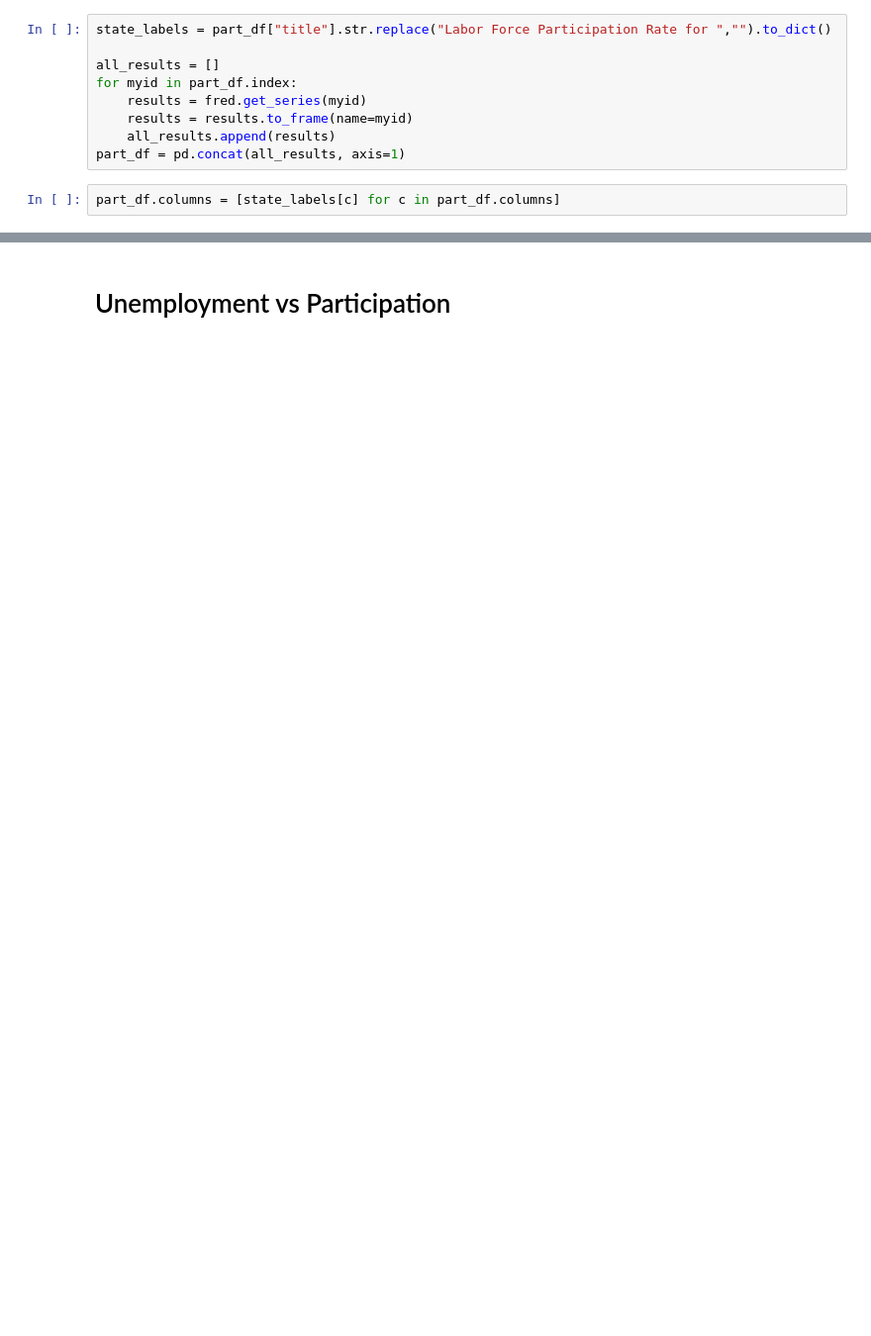
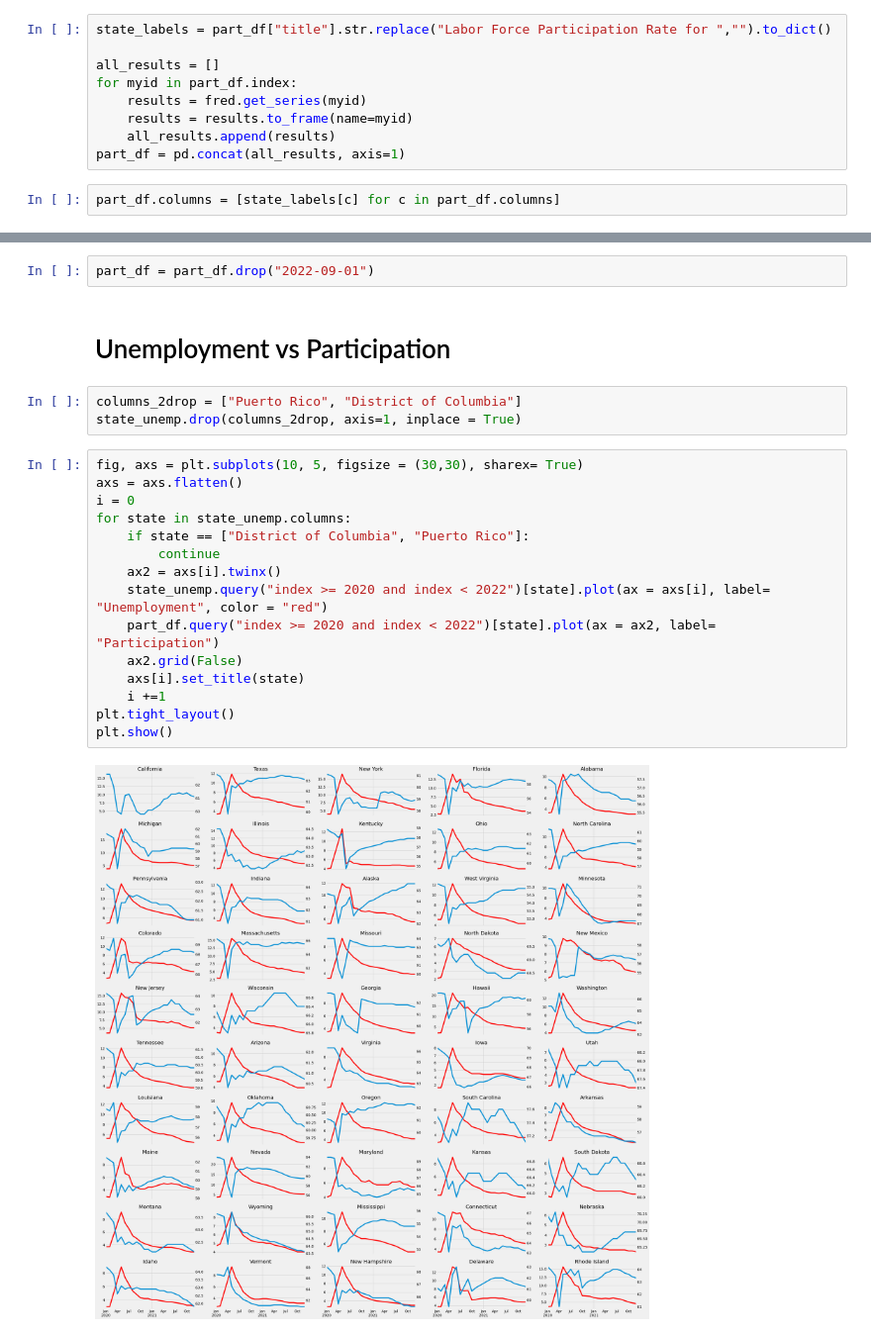
Before and after one commit to lincolnmuriithi11/Stock_Analysis-, a Jupyter notebook: Financial Analysis/fed_res_economic_data.ipynb, the cells around one changed output, grey strips where cells are left out. Shown at 99% size. Drawn from its saved outputs; the diff is of its cells as text; blank space fills up the shorter version.

```diff
--- a/Financial Analysis/fed_res_economic_data.ipynb
+++ b/Financial Analysis/fed_res_economic_data.ipynb
@@ -283,4 +285,26 @@ District Of Columbia    0
 dtype: int64
+# %%
+part_df = part_df.drop("2022-09-01")
 # %% [markdown]
 # Unemployment vs Participation
+# %%
+columns_2drop = ["Puerto Rico", "District of Columbia"]
+state_unemp.drop(columns_2drop, axis=1, inplace = True)
+# %%
+fig, axs = plt.subplots(10, 5, figsize = (30,30), sharex= True)
+axs = axs.flatten()
+i = 0
+for state in state_unemp.columns:
+    if state == ["District of Columbia", "Puerto Rico"]:
+        continue
+    ax2 = axs[i].twinx()
+    state_unemp.query("index >= 2020 and index < 2022")[state].plot(ax = axs[i], label= "Unemployment", color = "red")
+    part_df.query("index >= 2020 and index < 2022")[state].plot(ax = ax2, label= "Participation")
+    ax2.grid(False)
+    axs[i].set_title(state)
+    i +=1
+plt.tight_layout()
+plt.show()
+# %% [output]
+[figure, added]
 # %%
```
Also changed, not shown: parts of 11 cells of this notebook.
